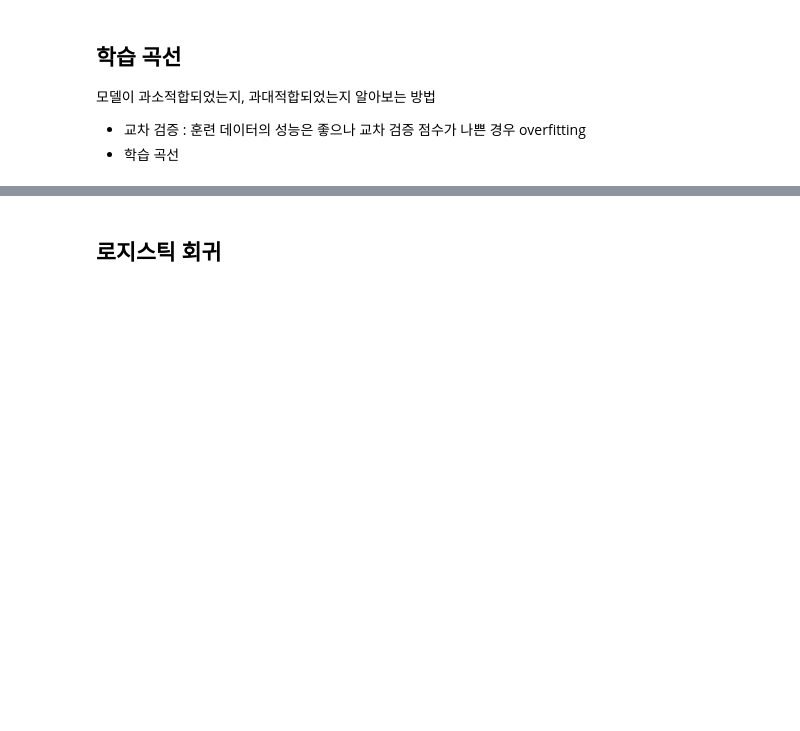
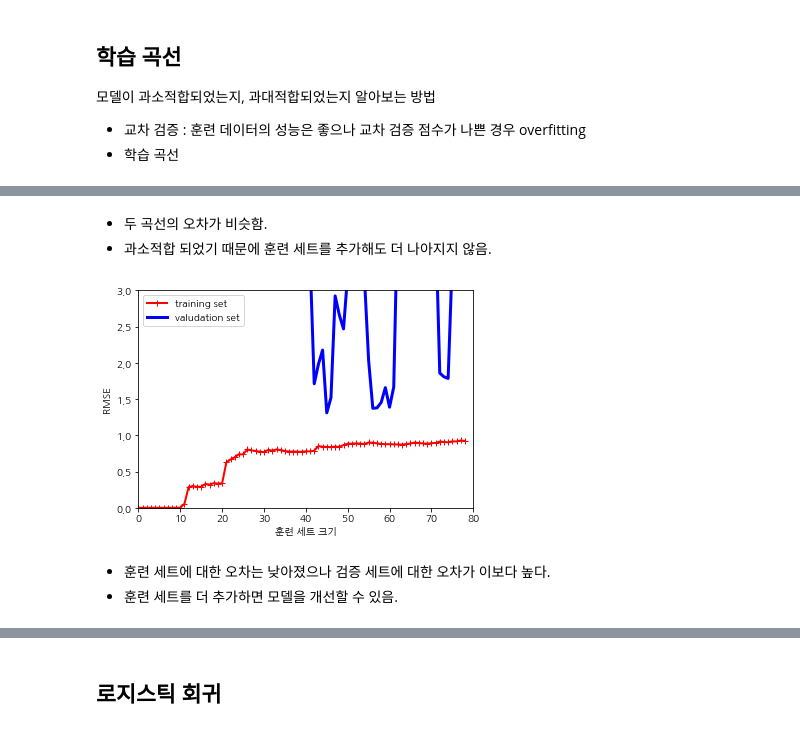
Before and after one commit to jsj267/Book-notes, a Jupyter notebook: Hands-on machine learning with scikit-learn 2nd/4장.ipynb, the cells around one changed output, grey strips where cells are left out. Drawn from its saved outputs; the diff is of its cells as text; code cells hidden in the pictures; blank space fills up the shorter version.

```diff
--- a/Hands-on machine learning with scikit-learn 2nd/4장.ipynb
+++ b/Hands-on machine learning with scikit-learn 2nd/4장.ipynb
@@ -196,0 +223,18 @@ plt.show()
+# %% [markdown]
+- 두 곡선의 오차가 비슷함.
+- 과소적합 되었기 때문에 훈련 세트를 추가해도 더 나아지지 않음.
+# %%
+# 과대적합
+from sklearn.pipeline import Pipeline
+
+polynomial_regression = Pipeline([
+    ("poly_features", PolynomialFeatures(degree=10, include_bias = False)),
+    ("lin_reg", LinearRegression())
+])
+
+plot_learning_curves(polynomial_regression, X, y)
+# %% [output]
+[figure, added]
+# %% [markdown]
+- 훈련 세트에 대한 오차는 낮아졌으나 검증 세트에 대한 오차가 이보다 높다.
+- 훈련 세트를 더 추가하면 모델을 개선할 수 있음.
```
Also changed, not shown: parts of 26 cells of this notebook.
